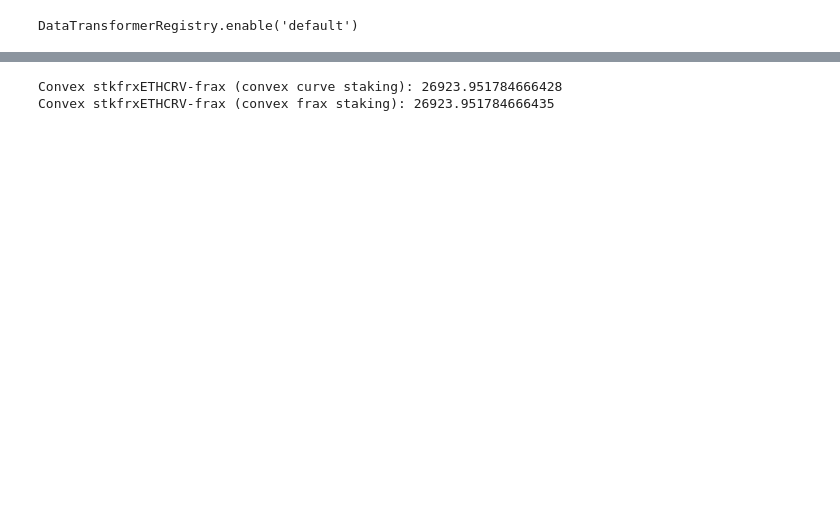
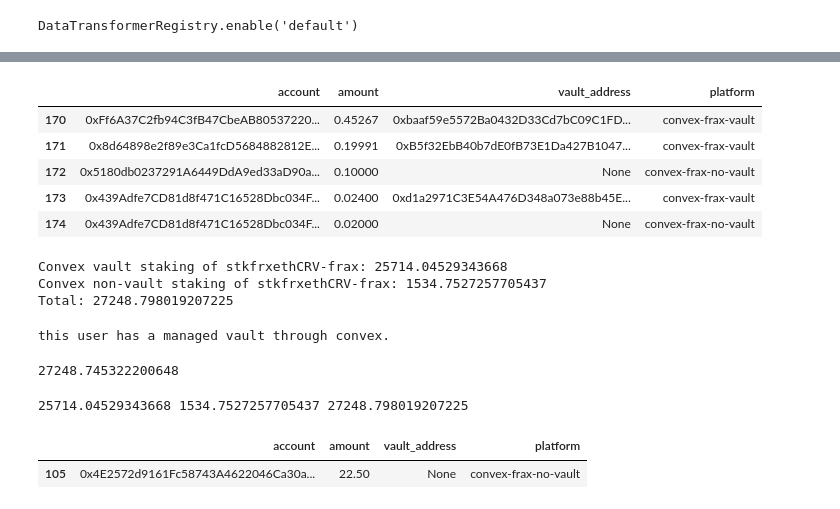
Before and after one commit to bam4564/flywheel, a Jupyter notebook: frxETH.ipynb, the cells around one changed output, grey strips where cells are left out. Drawn from its saved outputs; the diff is of its cells as text; code cells hidden in the pictures; blank space fills up the shorter version.

```diff
--- a/frxETH.ipynb
+++ b/frxETH.ipynb
@@ -266,0 +259,28 @@ df_stkcvxfrxeth.tail()
+# %%
+# Update table with vault info
+df_cvx_staking_frx['vault_address'] = df_cvx_staking_frx.account.apply(lambda a: a if a in vault_owners else None)
+mask_vault = ~df_cvx_staking_frx.vault_address.isna()
+df_cvx_staking_frx.loc[mask_vault, 'account'] = df_cvx_staking_frx.loc[mask_vault].account.apply(lambda a: vault_owners[a])
+assert all(df_cvx_staking_frx.loc[mask_vault].account != df_cvx_staking_frx.loc[mask_vault].vault_address)
+
+# Add in platform information
+df_cvx_staking_frx['platform'] = 'convex-frax-no-vault'
+df_cvx_staking_frx.loc[~df_cvx_staking_frx.vault_address.isna(), 'platform'] = 'convex-frax-vault'
+df_cvx_staking_frx.tail()
+# %% [output]
+|  | account | amount | vault_address | platform |
+| 170 | 0xFf6A37C2fb94C3fB47CbeAB80537220... | 0.45267 | 0xbaaf59e5572Ba0432D33Cd7bC09C1FD... | convex-frax-vault |
+| 171 | 0x8d64898e2f89e3Ca1fcD5684882812E... | 0.19991 | 0xB5f32EbB40b7dE0fB73E1Da427B1047... | convex-frax-vault |
+| 172 | 0x5180db0237291A6449DdA9ed33aD90a... | 0.10000 | None | convex-frax-no-vault |
+| 173 | 0x439Adfe7CD81d8f471C16528Dbc034F... | 0.02400 | 0xd1a2971C3E54A476D348a073e88b45E... | convex-frax-vault |
+| 174 | 0x439Adfe7CD81d8f471C16528Dbc034F... | 0.02000 | None | convex-frax-no-vault |
+# %%
+stake_vault = df_cvx_staking_frx.loc[~df_cvx_staking_frx.vault_address.isna()].amount.sum()
+stake_no_vault = df_cvx_staking_frx.loc[df_cvx_staking_frx.vault_address.isna()].amount.sum()
+print(f"Convex vault staking of stkfrxethCRV-frax: {stake_vault}")
+print(f"Convex non-vault staking of stkfrxethCRV-frax: {stake_no_vault}")
+print(f"Total: {stake_no_vault + stake_vault}")
+# %% [output]
+Convex vault staking of stkfrxethCRV-frax: 25714.04529343668
+Convex non-vault staking of stkfrxethCRV-frax: 1534.7527257705437
+Total: 27248.798019207225
@@ -266,0 +296,11 @@ df_stkcvxfrxeth.tail()
+# %%
+# TODO: The convex staking proxy interacts with the frax farm contract
+# We can use the source address to determine which deposits into the farm contract come from users of
+# convex vs. individuals depositing directly through frax.
+
+for d in deposits:
+    if d.args['source_address'].lower() in [e.lower() if e else e for e in df_cvx_staking_frx.vault_address.unique().tolist()]:
+        print("this user has a managed vault through convex.")
+        break
+# %% [output]
+this user has a managed vault through convex.
@@ -267,15 +310,33 @@ df_stkcvxfrxeth.tail()
+# %%
+df_frax_farm = pd.DataFrame(deposits + withdrawals)
+df_frax_farm.amount.sum()
+# print(df_frax_farm.loc[df_frax_farm.account.str.lower().isin([
+#     e.lower() for e in df_cvx_staking_frx.loc[df_cvx_staking_frx.vault_address.isna()].account.unique()
+# ])].amount.sum())
+# ddf(df_frax_farm.groupby('account').amount.sum().reset_index().sort_values('amount'))
+# %% [output]
+27248.745322200648
+# %%
+a=df_cvx_staking_frx.loc[~df_cvx_staking_frx.vault_address.isna()].amount.sum()
+b=df_cvx_staking_frx.loc[df_cvx_staking_frx.vault_address.isna()].amount.sum()
+print(a, b, a+b)
+# %% [output]
+25714.04529343668 1534.7527257705437 27248.798019207225
+# %%
+dave = '0x4E2572d9161Fc58743A4622046Ca30a1fB538670'.lower()
+df_cvx_staking_frx.loc[df_cvx_staking_frx.account.str.lower() == dave]
+# %% [output]
+|  | account | amount | vault_address | platform |
+| 105 | 0x4E2572d9161Fc58743A4622046Ca30a... | 22.50 | None | convex-frax-no-vault |
 # %%
 # Ensure that the holdings of stkfrxETHCRV-frax by the convex frax staking wrapper are the same (computed in two ways)
 # 1. Convex curve pools subgraph - aggregating convex gauge deposits and withdawals by address.
 # 2. Event logs for convex frax staking wrapper - aggregating deposits and withdrawals by address
 # These numbers should be really close but sometimes might differ due to subgraph indexing speed.
 stkcvxfrxethcrv_1 = df.loc[df.account == address_convex_staking_wrapper_frax.lower()]['amount'].values.tolist()[0]
-stkcvxfrxethcrv_2 = df_stkcvxfrxeth.amount.sum()
+stkcvxfrxethcrv_2 = df_cvx_staking_frx.amount.sum()
 print(f"Convex stkfrxETHCRV-frax (convex curve staking): {stkcvxfrxethcrv_1}")
 print(f"Convex stkfrxETHCRV-frax (convex frax staking): {stkcvxfrxethcrv_2}")
 np.testing.assert_almost_equal(stkcvxfrxethcrv_1, stkcvxfrxethcrv_2, 10)
-# %% [output]
-Convex stkfrxETHCRV-frax (convex curve staking): 26923.951784666428
-Convex stkfrxETHCRV-frax (convex frax staking): 26923.951784666435
 # %%
 df.head(1)
```
Also changed, not shown: parts of 25 cells of this notebook.
